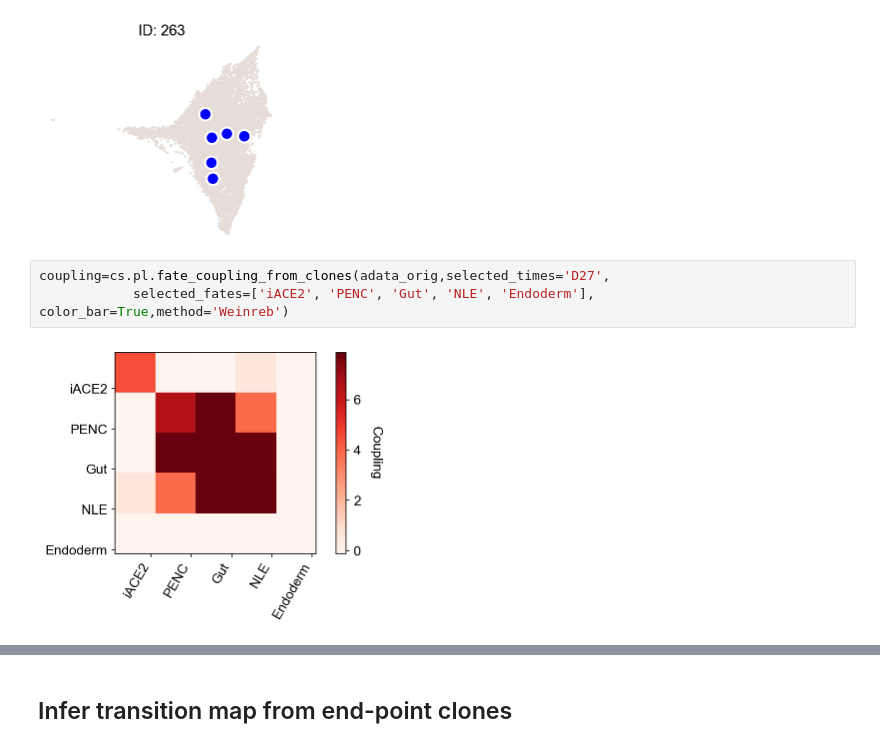
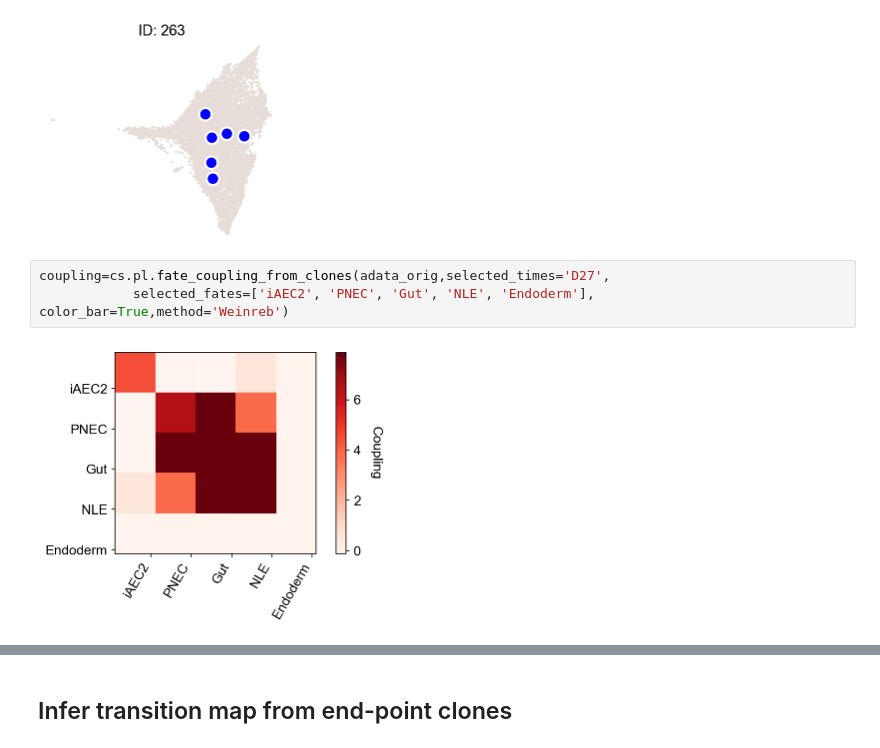
Before and after one commit to AllonKleinLab/cospar, a Jupyter notebook: docs/source/20210121_lung_data_v2.ipynb, the cells around one changed output, grey strips where cells are left out. Drawn from its saved outputs; the diff is of its cells as text.

```diff
--- a/docs/source/20210121_lung_data_v2.ipynb
+++ b/docs/source/20210121_lung_data_v2.ipynb
@@ -59,8 +59,8 @@ cs.pl.clones_on_manifold(adata_orig,selected_clone_list=[30,198,150,58,263],
 [figure]
 # %%
 coupling=cs.pl.fate_coupling_from_clones(adata_orig,selected_times='D27',
-            selected_fates=['iACE2', 'PENC', 'Gut', 'NLE', 'Endoderm'], color_bar=True,method='Weinreb')
+            selected_fates=['iAEC2', 'PNEC', 'Gut', 'NLE', 'Endoderm'], color_bar=True,method='Weinreb')
 # %% [output]
-[figure, old version]
+[figure, new version]
 # %%
 cs.pl.barcode_heatmap(adata_orig,selected_times='D27',
```
Also changed, not shown: parts of 13 cells of this notebook, 6 other files.
